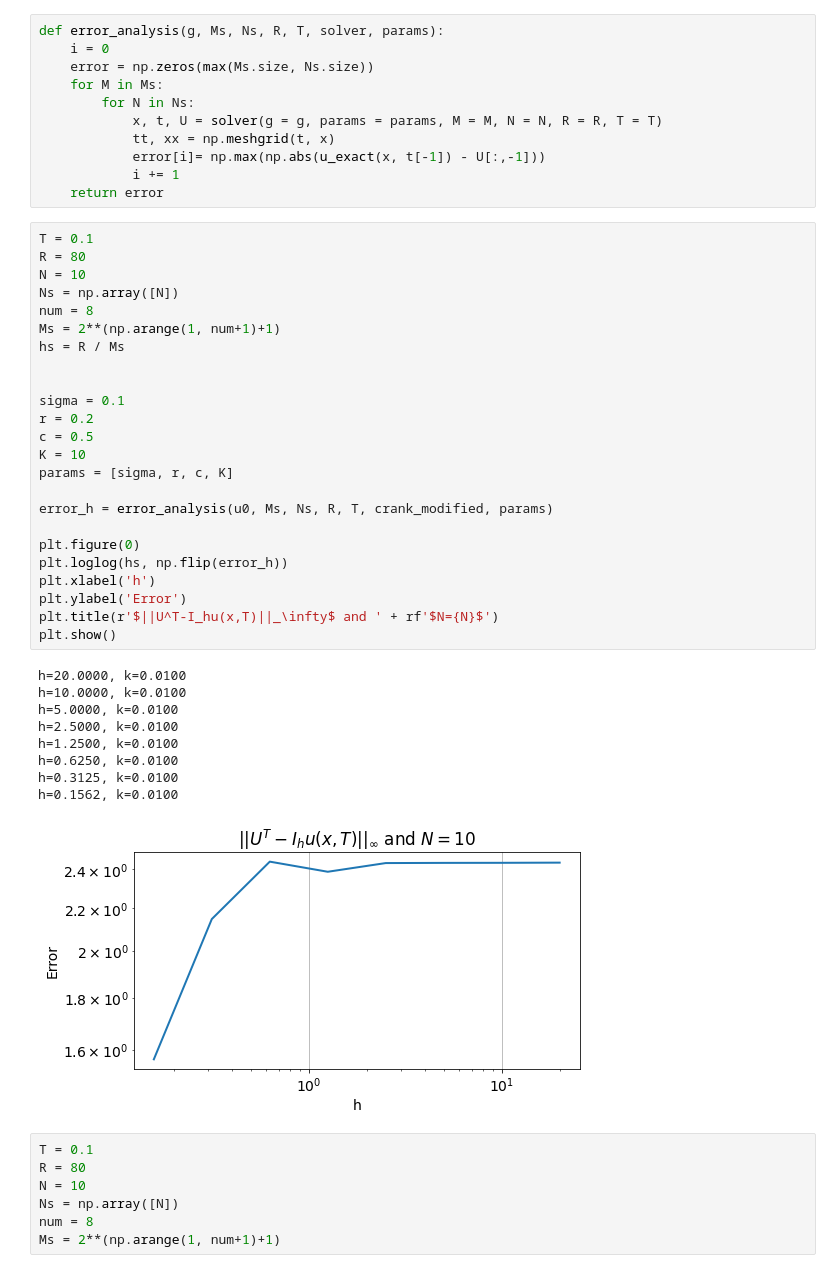
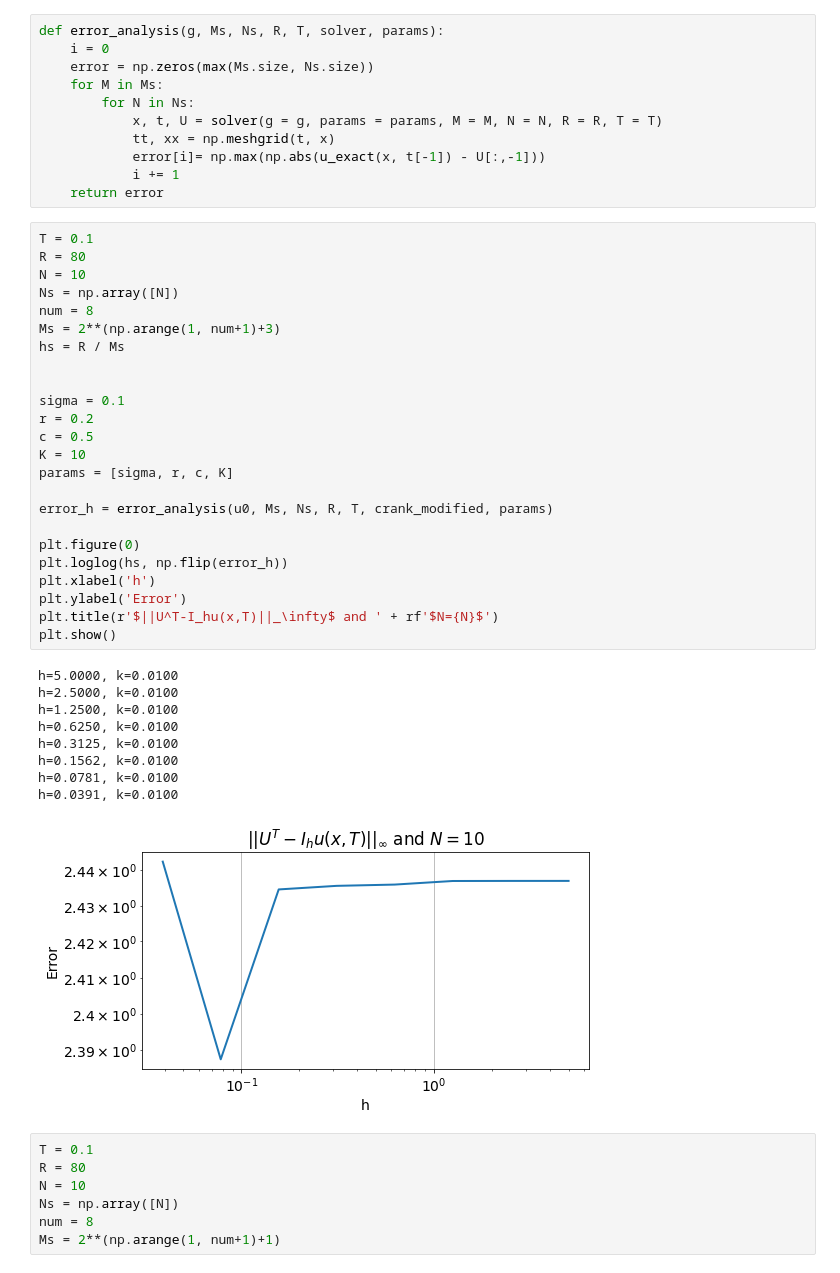
Before and after one commit to aledha/TMA4212-NumDiffDiff, a Jupyter notebook: Exercise 3/Ex 3.ipynb, the cells around one changed output. Drawn from its saved outputs; the diff is of its cells as text.

```diff
--- a/Exercise 3/Ex 3.ipynb
+++ b/Exercise 3/Ex 3.ipynb
@@ -274,37 +274,37 @@ def error_analysis(g, Ms, Ns, R, T, solver, params):
 # %%
 T = 0.1
 R = 80
 N = 10
 Ns = np.array([N])
 num = 8
-Ms = 2**(np.arange(1, num+1)+1)
+Ms = 2**(np.arange(1, num+1)+3)
 hs = R / Ms
 
 
 sigma = 0.1
 r = 0.2
 c = 0.5
 K = 10
 params = [sigma, r, c, K]
 
 error_h = error_analysis(u0, Ms, Ns, R, T, crank_modified, params)
 
 plt.figure(0)
 plt.loglog(hs, np.flip(error_h))
 plt.xlabel('h')
 plt.ylabel('Error')
 plt.title(r'$||U^T-I_hu(x,T)||_\infty$ and ' + rf'$N={N}$')
 plt.show()
 # %% [output]
-h=20.0000, k=0.0100
-h=10.0000, k=0.0100
 h=5.0000, k=0.0100
 h=2.5000, k=0.0100
 h=1.2500, k=0.0100
 h=0.6250, k=0.0100
 h=0.3125, k=0.0100
 h=0.1562, k=0.0100
+h=0.0781, k=0.0100
+h=0.0391, k=0.0100
-[figure, old version]
+[figure, new version]
 # %%
 T = 0.1
 R = 80
```
